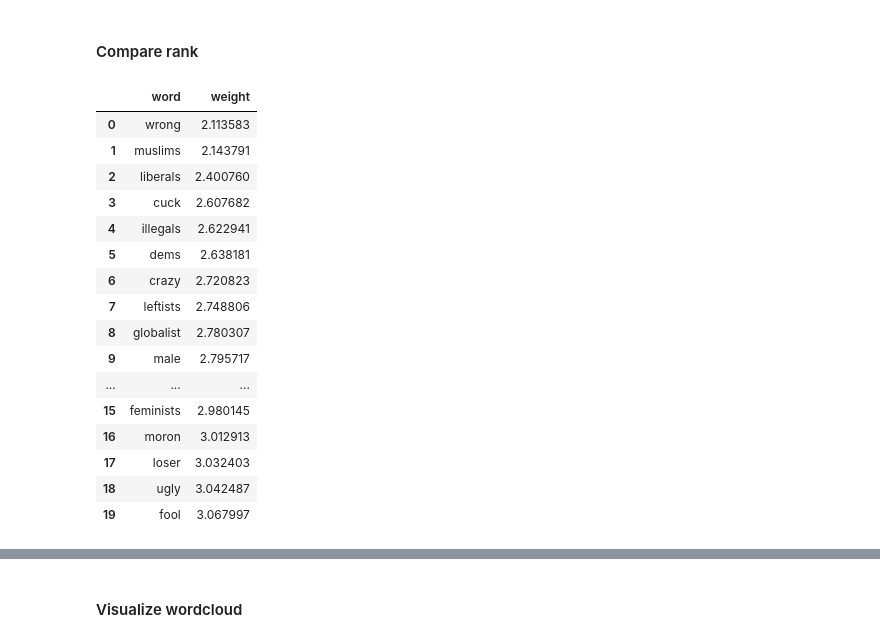
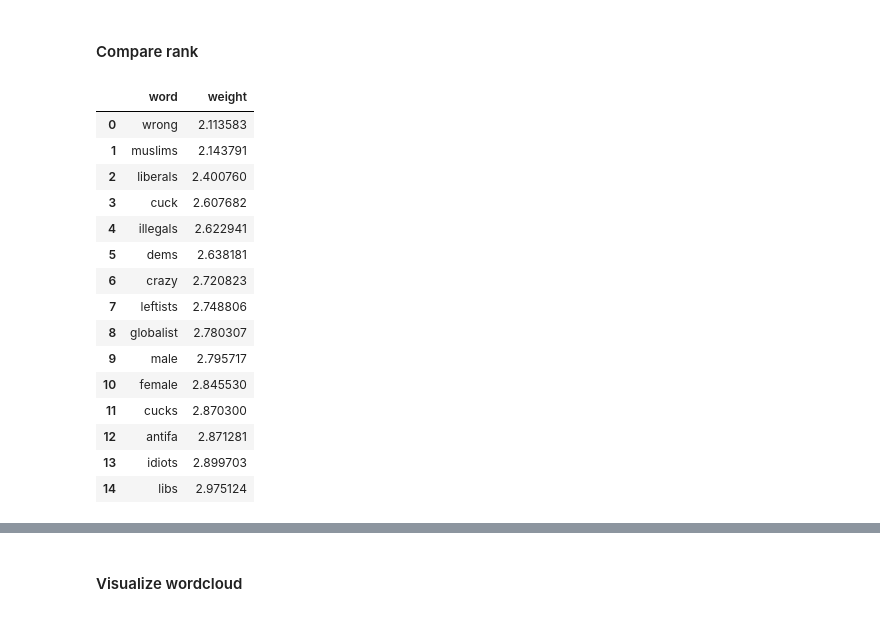
Before and after one commit to JherezTaylor/hatespeech_codewords, a Jupyter notebook: hatespeech_core/notebooks/www_conf_experiment_1.ipynb, the cells around one changed output, grey strips where cells are left out. Cells and saved outputs as stored; diff of their text form; code cells hidden in the pictures.

```diff
--- a/hatespeech_core/notebooks/www_conf_experiment_1.ipynb
+++ b/hatespeech_core/notebooks/www_conf_experiment_1.ipynb
@@ -109,21 +118,20 @@ df_hate_corpus_idf.loc[df_hate_corpus_idf['word'] == "cucks"]
 # %%
-df_hate_corpus_idf.head(20)
+df_hate_corpus_idf.head(15)
 # %% [output]
 |  | word | weight |
 | 0 | wrong | 2.113583 |
 | 1 | muslims | 2.143791 |
 | 2 | liberals | 2.400760 |
 | 3 | cuck | 2.607682 |
 | 4 | illegals | 2.622941 |
 | 5 | dems | 2.638181 |
 | 6 | crazy | 2.720823 |
 | 7 | leftists | 2.748806 |
 | 8 | globalist | 2.780307 |
 | 9 | male | 2.795717 |
-| ... | ... | ... |
-| 15 | feminists | 2.980145 |
-| 16 | moron | 3.012913 |
-| 17 | loser | 3.032403 |
-| 18 | ugly | 3.042487 |
-| 19 | fool | 3.067997 |
+| 10 | female | 2.845530 |
+| 11 | cucks | 2.870300 |
+| 12 | antifa | 2.871281 |
+| 13 | idiots | 2.899703 |
+| 14 | libs | 2.975124 |
 # %%
```
Also changed, not shown: parts of 11 cells of this notebook, 2 other files.
